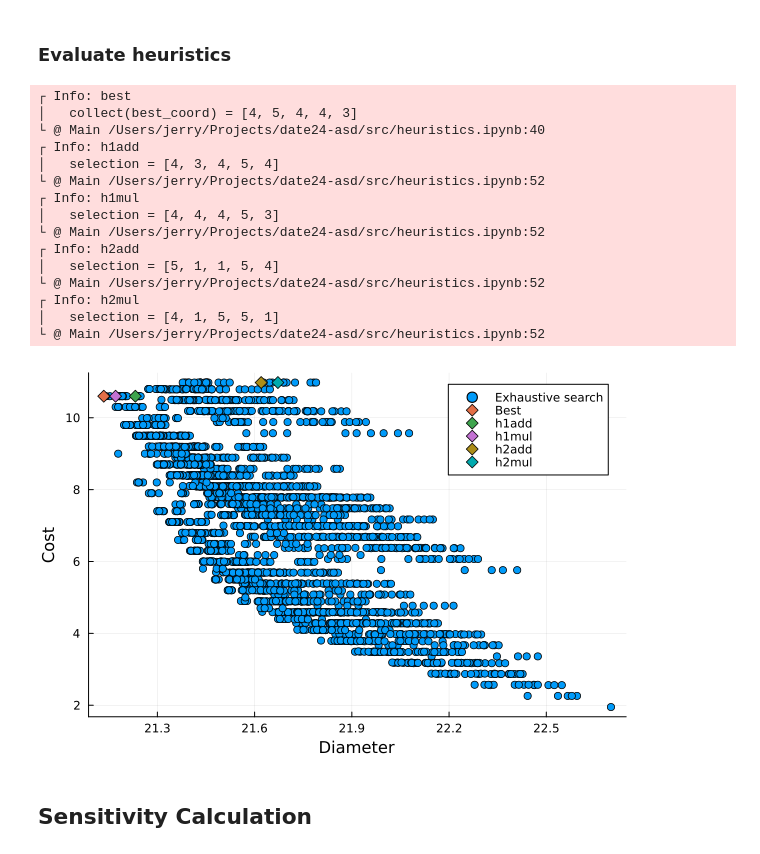
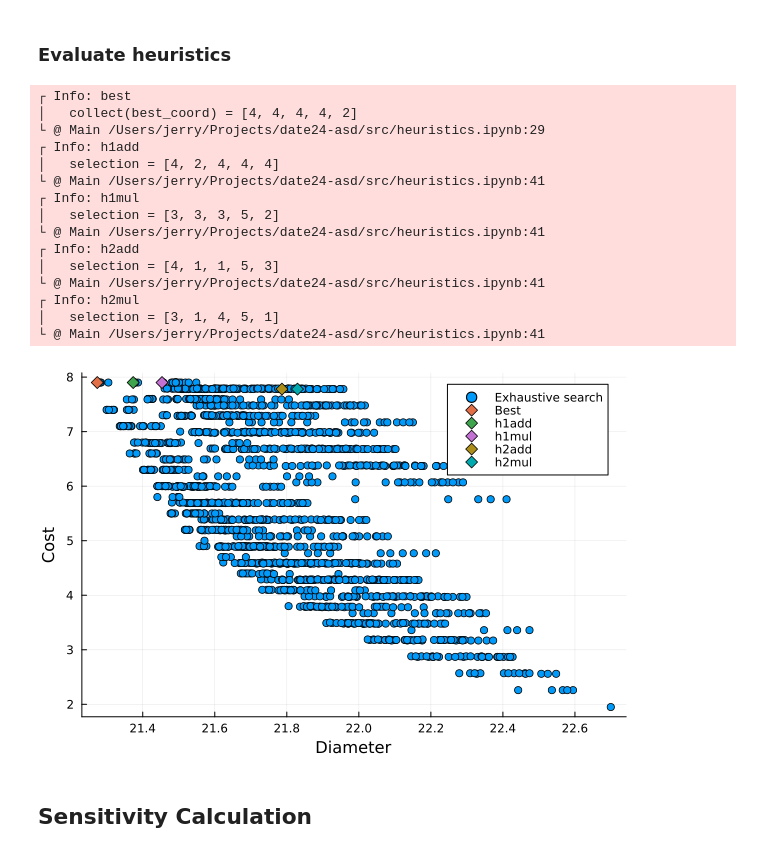
Before and after one commit to shengjiex98-papers/icaa-24-neural-architecture-sizing, a Jupyter notebook: src/heuristics.ipynb, the cells around one changed output. Saved outputs shown, nothing was run; the diff lists cells and outputs as text; code cells hidden in the pictures.

```diff
--- a/src/heuristics.ipynb
+++ b/src/heuristics.ipynb
@@ -129,7 +165,7 @@ end
 # Two sensitivities
 mul_sensitivity = [0.45, 0.29, 0.48, 0.68, 0.27]
 add_sensitivity = [0.35, 0.0, 0.23, 0.52, 0.32]
-budget = 11
+budget = 8
 
 # Draw all points from the exhaustive search as baseline
 filter = costs .<= budget
@@ -148,44 +184,44 @@ for i in axes(points, 2)
     if costs[coord...] <= budget && diameters[coord...] < best
         best_coord = coord
         best = diameters[coord...]
     end
 end
 @info "best" collect(best_coord)
 mark_point!(plt, collect(best_coord), "Best")
 
 # Construction combinations of sensitivities and heuristics
 heuristics = [("h1", heuristic1), ("h2", heuristic2)]
 sensitivities = [("add", add_sensitivity), ("mul", mul_sensitivity)]
 combos = Iterators.product(sensitivities, heuristics)
 
 # Draw combinations on diagram
 for combo in combos
     selection = combo[2][2](combo[1][2], budget, efficient_net_map)
     label = combo[2][1] * combo[1][1]
     @info label selection
     mark_point!(plt, selection, label)
 end
 
 # Show plot
 savefig(plt, "plot.pdf")
 plt
 # %% [output]
 ┌ Info: best
-│   collect(best_coord) = [4, 5, 4, 4, 3]
-└ @ Main /Users/jerry/Projects/date24-asd/src/heuristics.ipynb:40
+│   collect(best_coord) = [4, 4, 4, 4, 2]
+└ @ Main /Users/jerry/Projects/date24-asd/src/heuristics.ipynb:29
 ┌ Info: h1add
-│   selection = [4, 3, 4, 5, 4]
-└ @ Main /Users/jerry/Projects/date24-asd/src/heuristics.ipynb:52
+│   selection = [4, 2, 4, 4, 4]
+└ @ Main /Users/jerry/Projects/date24-asd/src/heuristics.ipynb:41
 ┌ Info: h1mul
-│   selection = [4, 4, 4, 5, 3]
-└ @ Main /Users/jerry/Projects/date24-asd/src/heuristics.ipynb:52
+│   selection = [3, 3, 3, 5, 2]
+└ @ Main /Users/jerry/Projects/date24-asd/src/heuristics.ipynb:41
 ┌ Info: h2add
-│   selection = [5, 1, 1, 5, 4]
-└ @ Main /Users/jerry/Projects/date24-asd/src/heuristics.ipynb:52
+│   selection = [4, 1, 1, 5, 3]
+└ @ Main /Users/jerry/Projects/date24-asd/src/heuristics.ipynb:41
 ┌ Info: h2mul
-│   selection = [4, 1, 5, 5, 1]
-└ @ Main /Users/jerry/Projects/date24-asd/src/heuristics.ipynb:52
+│   selection = [3, 1, 4, 5, 1]
+└ @ Main /Users/jerry/Projects/date24-asd/src/heuristics.ipynb:41
-[figure, old version]
+[figure, new version]
 # %% [markdown]
 ## Sensitivity Calculation
 # %%
```
Also changed, not shown: parts of 2 cells of this notebook, 3 other files.
